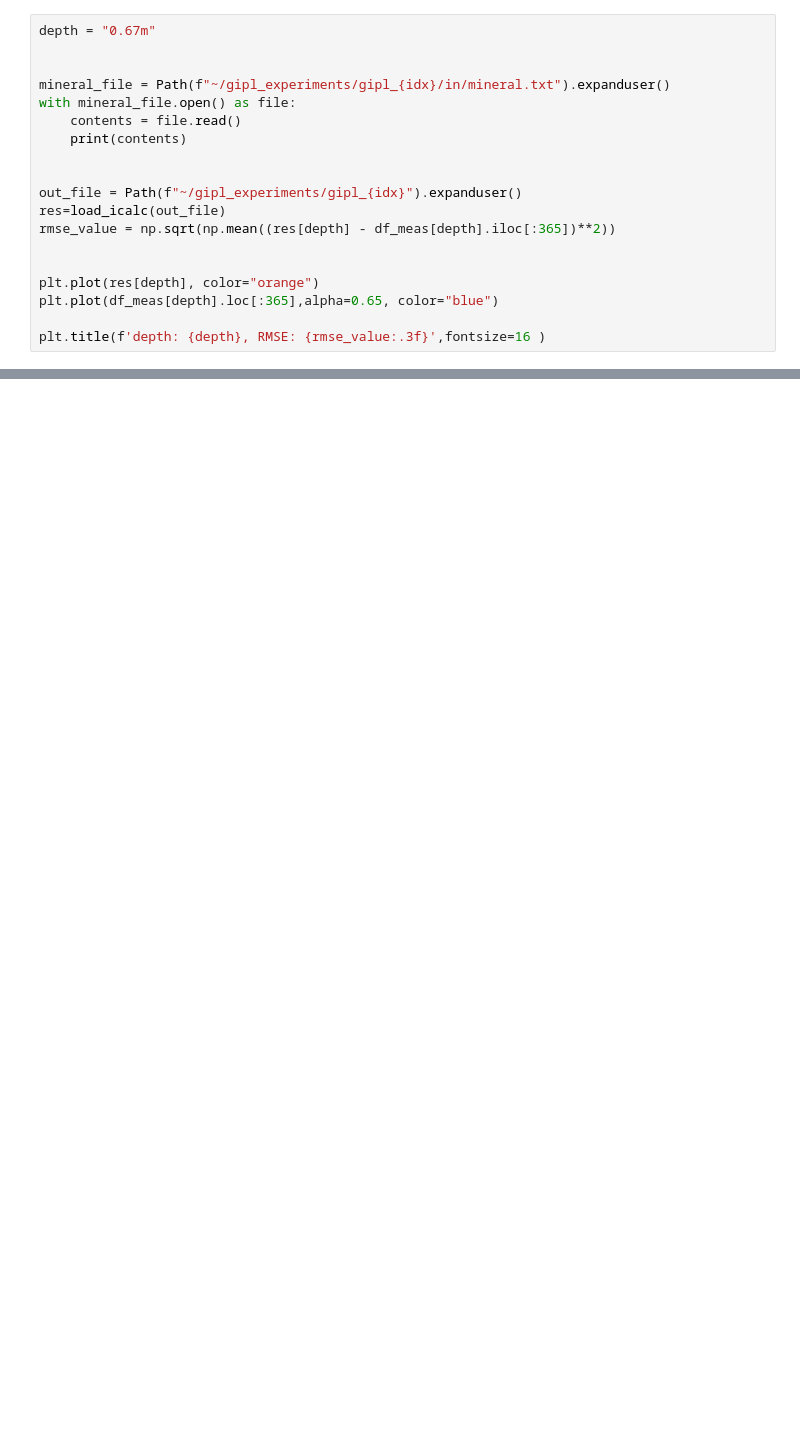
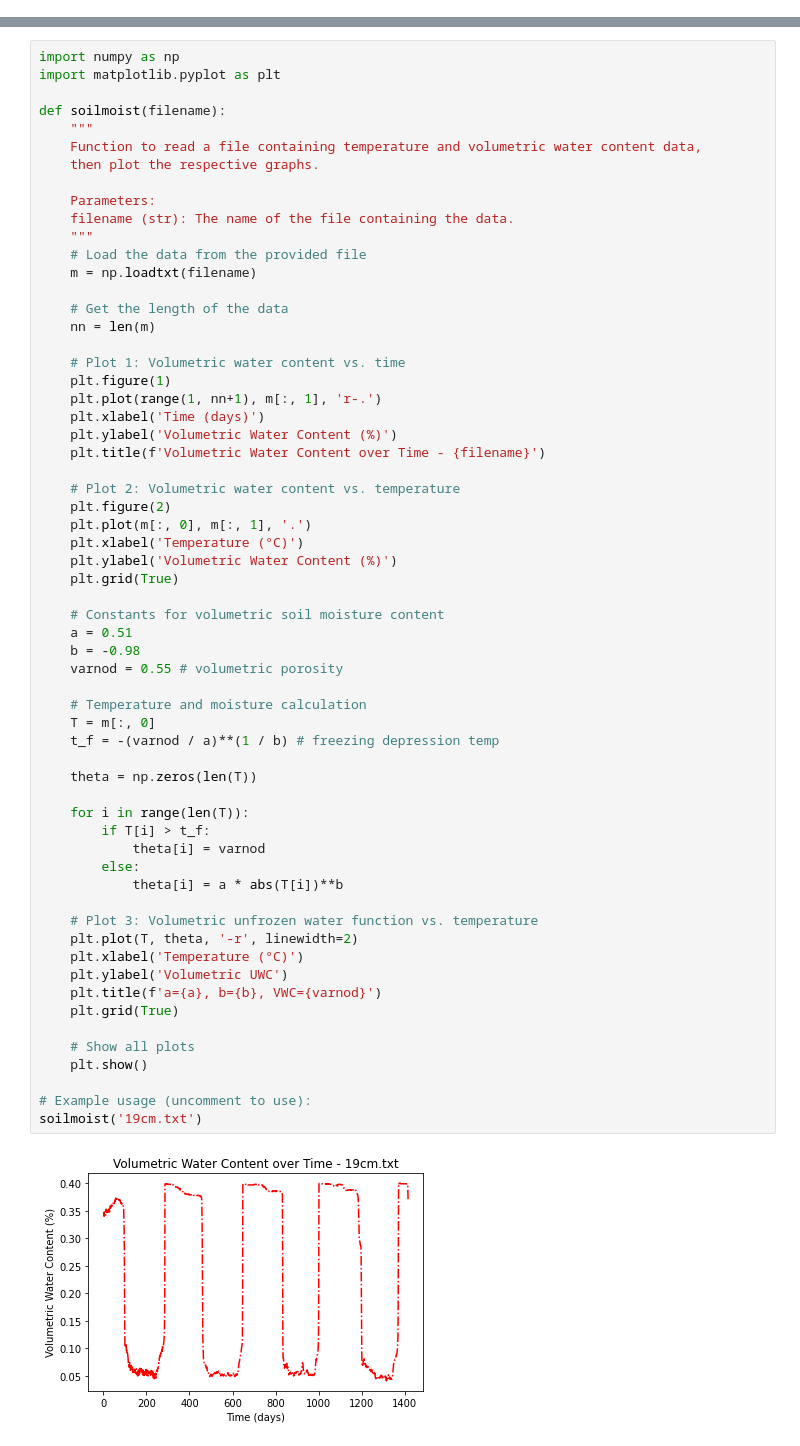
Before and after one commit to allisonwelch1/GIPL, a Jupyter notebook: VM/wvc_plots.ipynb, the cells around one changed output, grey strips where cells are left out. Drawn from its saved outputs; the diff is of its cells as text; blank space fills up the shorter version.

Commit message:
soil moisture updated

```diff
--- a/VM/wvc_plots.ipynb
+++ b/VM/wvc_plots.ipynb
@@ -331,19 +0,0 @@ val, idx
-# %%
-depth = "0.67m"
-
-
-mineral_file = Path(f"~/gipl_experiments/gipl_{idx}/in/mineral.txt").expanduser()
-with mineral_file.open() as file:
-    contents = file.read()
-    print(contents)
-
-
-out_file = Path(f"~/gipl_experiments/gipl_{idx}").expanduser()
-res=load_icalc(out_file)
-rmse_value = np.sqrt(np.mean((res[depth] - df_meas[depth].iloc[:365])**2))
-
-
-plt.plot(res[depth], color="orange")
-plt.plot(df_meas[depth].loc[:365],alpha=0.65, color="blue")
-
-plt.title(f'depth: {depth}, RMSE: {rmse_value:.3f}',fontsize=16 )
@@ -375,0 +6,63 @@ plt.show()
+# %%
+import numpy as np
+import matplotlib.pyplot as plt
+
+def soilmoist(filename):
+    """
+    Function to read a file containing temperature and volumetric water content data,
+    then plot the respective graphs.
+
+    Parameters:
+    filename (str): The name of the file containing the data.
+    """
+    # Load the data from the provided file
+    m = np.loadtxt(filename)
+
+    # Get the length of the data
+    nn = len(m)
+
+    # Plot 1: Volumetric water content vs. time
+    plt.figure(1)
+    plt.plot(range(1, nn+1), m[:, 1], 'r-.')
+    plt.xlabel('Time (days)')
+    plt.ylabel('Volumetric Water Content (%)')
+    plt.title(f'Volumetric Water Content over Time - {filename}')
+
+    # Plot 2: Volumetric water content vs. temperature
+    plt.figure(2)
+    plt.plot(m[:, 0], m[:, 1], '.')
+    plt.xlabel('Temperature (°C)')
+    plt.ylabel('Volumetric Water Content (%)')
+    plt.grid(True)
+
+    # Constants for volumetric soil moisture content
+    a = 0.51
+    b = -0.98
+    varnod = 0.55 # volumetric porosity
+
+    # Temperature and moisture calculation
+    T = m[:, 0]
+    t_f = -(varnod / a)**(1 / b) # freezing depression temp
+
+    theta = np.zeros(len(T))
+
+    for i in range(len(T)):
+        if T[i] > t_f:
+            theta[i] = varnod
+        else:
+            theta[i] = a * abs(T[i])**b
+
+    # Plot 3: Volumetric unfrozen water function vs. temperature
+    plt.plot(T, theta, '-r', linewidth=2)
+    plt.xlabel('Temperature (°C)')
+    plt.ylabel('Volumetric UWC')
+    plt.title(f'a={a}, b={b}, VWC={varnod}')
+    plt.grid(True)
+
+    # Show all plots
+    plt.show()
+
+# Example usage (uncomment to use):
+soilmoist('19cm.txt')
+# %% [output]
+[figure, added]
```
Also changed, not shown: parts of 26 cells of this notebook.
